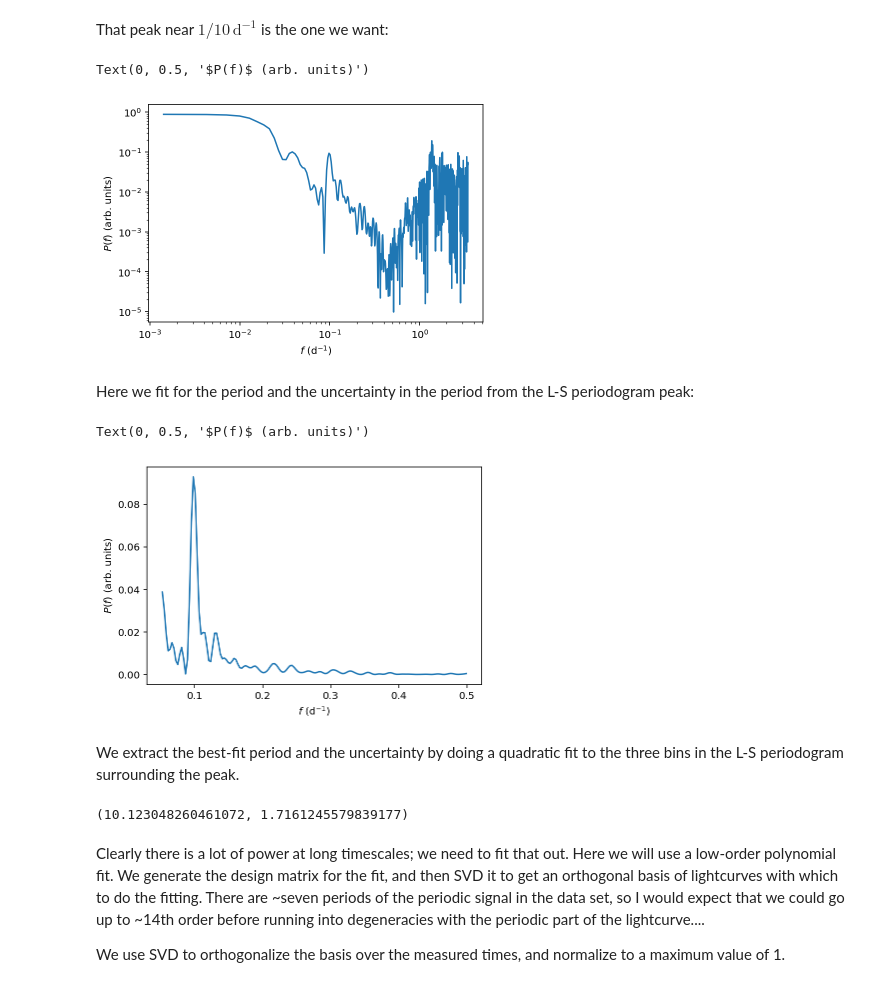
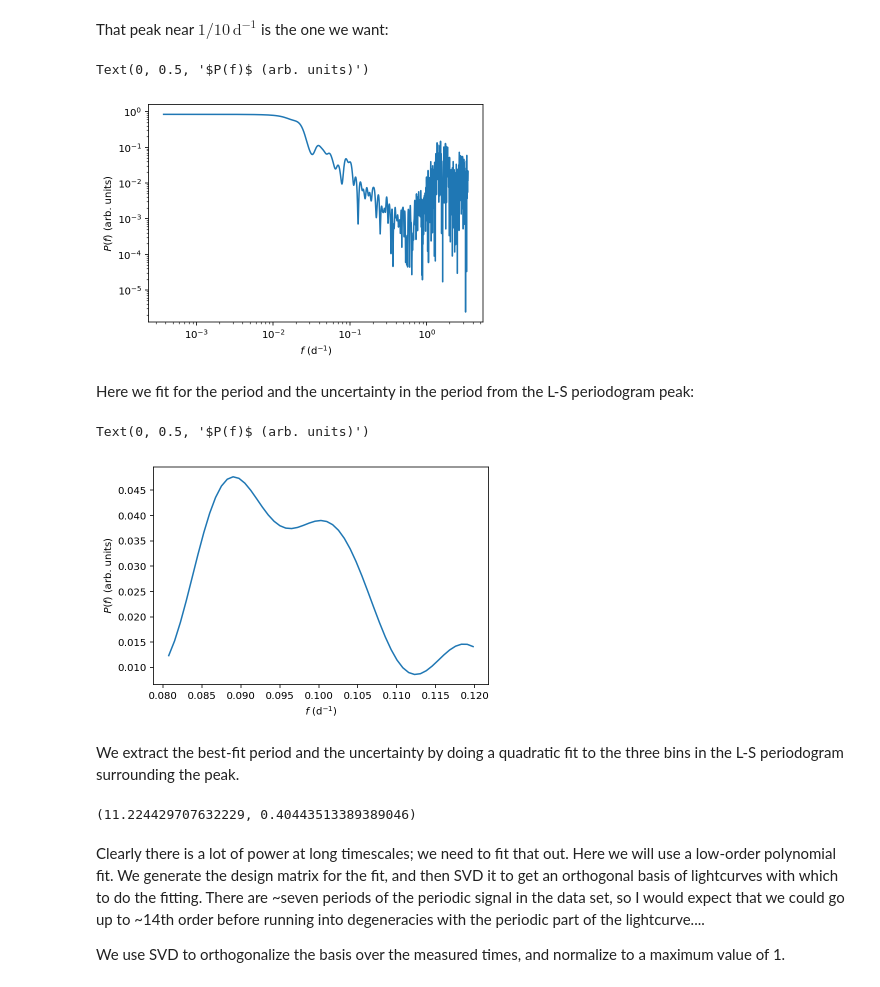
Before and after one commit to bfarr/exocartographer, a Jupyter notebook: stan/EMTest.ipynb, the cells around one changed output. Drawn from its saved outputs; the diff is of its cells as text; code cells hidden in the pictures.

```diff
--- a/stan/EMTest.ipynb
+++ b/stan/EMTest.ipynb
@@ -51,9 +51,10 @@ ma_flux = array(ma_flux)
 ma_flux_error = array(ma_flux_error)
 
 dec_factor = int(round(1/diff(ts)[0]))
-ts_ma = ts[::dec_factor]
-ma_flux = ma_flux[::dec_factor]
-ma_flux_error = ma_flux_error[::dec_factor]
+ndrop = 5
+ts_ma = ts[::dec_factor][ndrop:]
+ma_flux = ma_flux[::dec_factor][ndrop:]
+ma_flux_error = ma_flux_error[::dec_factor][ndrop:]
 
 errorbar(ts_ma, ma_flux, ma_flux_error, fmt='.')
 
@@ -83,7 +84,7 @@ Text(0, 0.5, '$\\left( F(t) - \\left\\langle F(t) \\right\\rangle \\right)/\\sig
 # %% [markdown]
 Let's look at the frequency content of the lightcurve:
 # %%
-f, p = LombScargle(ts_ma, ma_flux, ma_flux_error).autopower()
+f, p = LombScargle(ts_ma, ma_flux, ma_flux_error).autopower(samples_per_peak=20)
 # %% [markdown]
 That peak near $1/10 \, \mathrm{d}^{-1}$ is the one we want:
 # %%
@@ -92,18 +93,18 @@ xlabel(r'$f$ ($\mathrm{d}^{-1}$)')
 ylabel(r'$P(f)$ (arb. units)')
 # %% [output]
 Text(0, 0.5, '$P(f)$ (arb. units)')
-[figure, old version]
+[figure, new version]
 # %% [markdown]
 Here we fit for the period and the uncertainty in the period from the L-S periodogram peak:
 # %%
-s = (0.05 < f) & (f < 0.5)
+s = (0.08 < f) & (f < 0.12)
 plot(f[s], p[s])
 
 xlabel(r'$f$ ($\mathrm{d}^{-1}$)')
 ylabel(r'$P(f)$ (arb. units)')
 # %% [output]
 Text(0, 0.5, '$P(f)$ (arb. units)')
-[figure, old version]
+[figure, new version]
 # %% [markdown]
 We extract the best-fit period and the uncertainty by doing a quadratic fit to the three bins in the L-S periodogram surrounding the peak.
 # %%
@@ -120,11 +121,11 @@ fbest = (f2**2*(p0-p1) + f0**2*(p1-p2) + f1**2*(p2-p0))/(2.0*(f2*(p0-p1) + f0*(p
 sigma_f = sqrt(-(f2-f0)/(2.0*((p1-p0)/(f0-f1) + (p1-p2)/(f1-f2))))
 
 pbest = 1.0/fbest
-sigma_p = 1.0/fbest**2*sigma_f
+sigma_p = np.max(f[s])/fbest**2*sigma_f
 
 (pbest, sigma_p)
 # %% [output]
-(10.123048260461072, 1.7161245579839177)
+(11.224429707632229, 0.40443513389389046)
 # %% [markdown]
 Clearly there is a lot of power at long timescales; we need to fit that out.  Here we will use a low-order polynomial fit.  We generate the design matrix for the fit, and then SVD it to get an orthogonal basis of lightcurves with which to do the fitting.  There are ~seven periods of the periodic signal in the data set, so I would expect that we could go up to ~14th order before running into degeneracies with the periodic part of the lightcurve....
 
```
Also changed, not shown: parts of 13 cells of this notebook, 1 other file.
